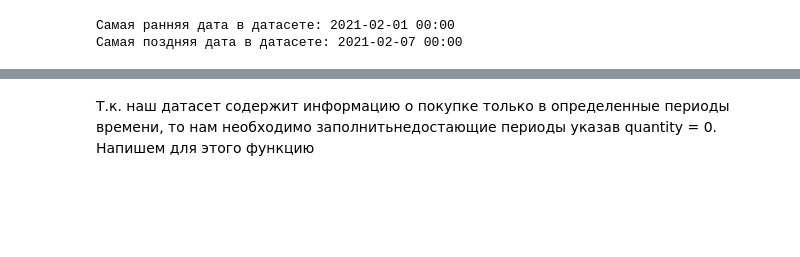
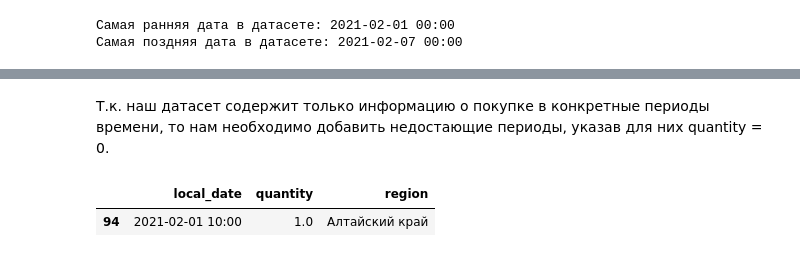
Before and after one commit to NadezdaNN/Test_Algoritmic, a Jupyter notebook: test.ipynb, the cells around one changed output, grey strips where cells are left out. Cells and saved outputs as stored; diff of their text form; code cells hidden in the pictures; blank space fills up the shorter version.

```diff
--- a/test.ipynb
+++ b/test.ipynb
@@ -162,4 +164,12 @@ df_cola.head()
 # %% [markdown]
-Т.к. наш датасет содержит информацию о покупке только в определенные периоды времени, то нам необходимо заполнитьнедостающие периоды указав quantity = 0. Напишем для этого функцию
+Т.к. наш датасет содержит только информацию о покупке в конкретные периоды времени, то нам необходимо добавить недостающие периоды, указав для них quantity = 0.
+# %%
+# Выведем информацию из датафрейма по произвольному региону, для его проверки
+# до и после добавления недостающих отрезков времени
+mask1 = df_cola.region == 'Алтайский край'
+df_cola[mask1]
+# %% [output]
+|  | local_date | quantity | region |
+| 94 | 2021-02-01 10:00 | 1.0 | Алтайский край |
 # %%
 list_region = df_cola.region.unique()
```
Also changed, not shown: parts of 34 cells of this notebook.
